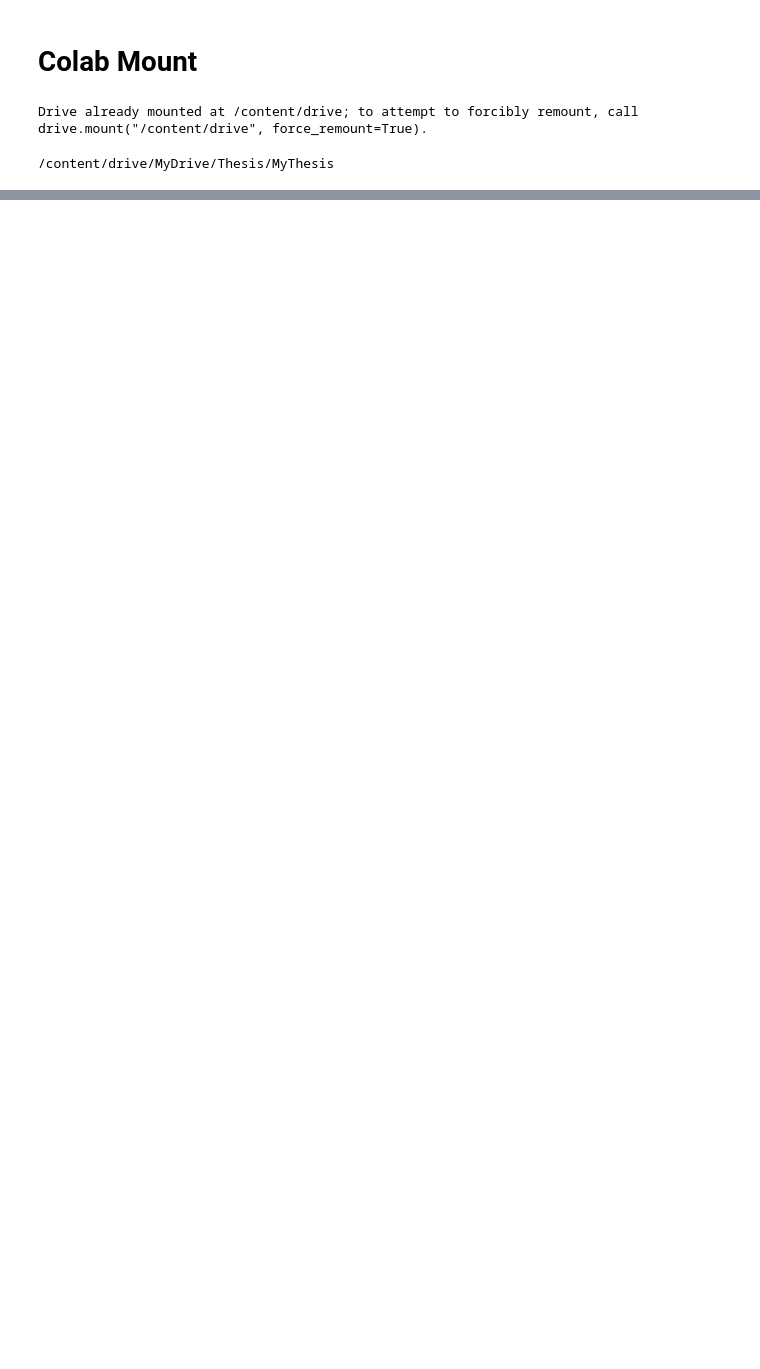
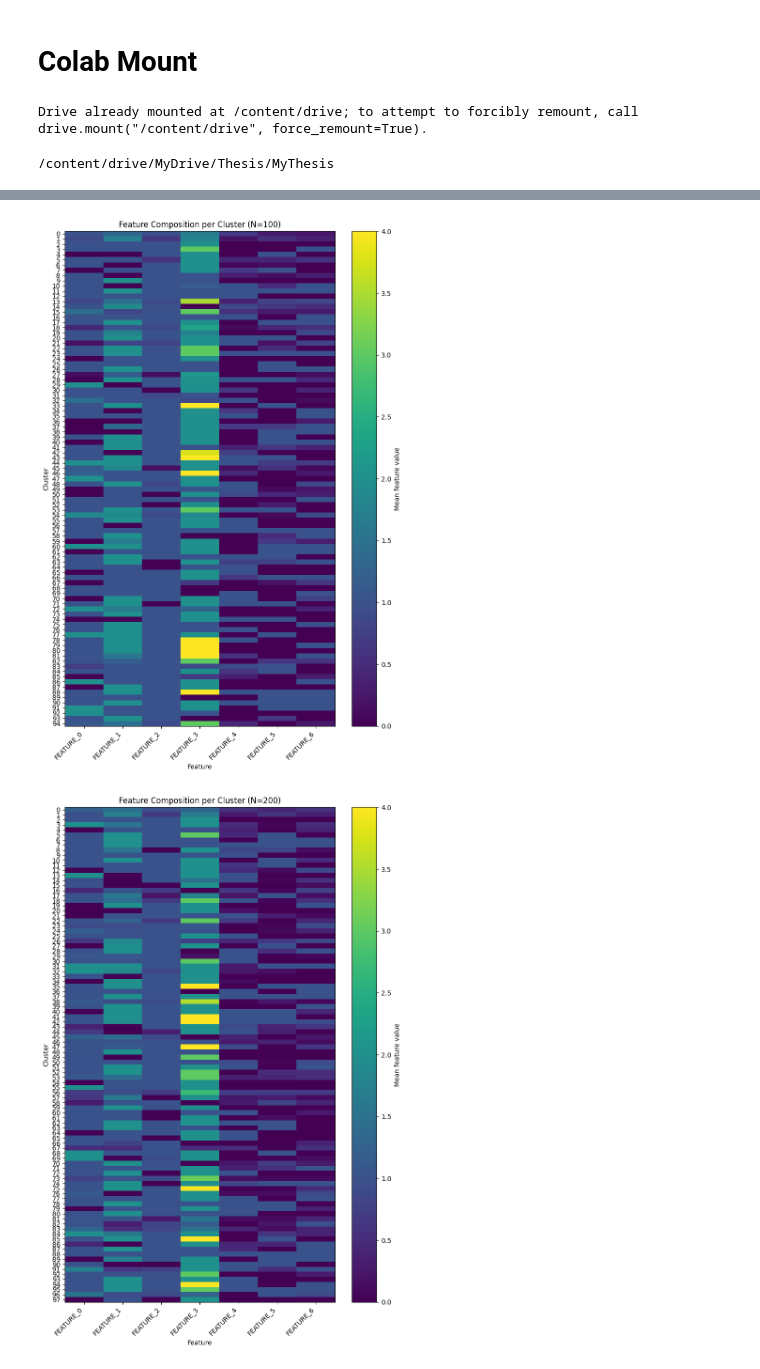
Before and after one commit to yining-wu10/Thesis, a Jupyter notebook: Experiment1.ipynb, the cells around one changed output, grey strips where cells are left out. Cells and saved outputs as stored; diff of their text form; code cells hidden in the pictures; blank space fills up the shorter version.

```diff
--- a/Experiment1.ipynb
+++ b/Experiment1.ipynb
@@ -552,0 +1376,8 @@ print(inspect.getsource(m.create_PR_stochastic))
+# %%
+for i, model in enumerate(models):
+    punishment_idx = model.P.shape[1] - 1
+    to_punish = model.P[:, :-1, punishment_idx] == 1
+
+    print("model", i)
+    print("to punishment count:", to_punish.sum())
+    print("total state-action pairs:", to_punish.size)
@@ -552,0 +1397,9 @@ print(inspect.getsource(m.create_PR_stochastic))
+# %%
+m = models[0]   # 或报错对应的那个model
+
+print("len(pi):", len(m.pi))
+print("state_map:", m.state_map)
+print("inverse_state_map:", m.inverse_state_map)
+
+print("unique labels in classifier:")
+print(np.unique(m.m.predict(m.df_trained[[f"FEATURE_{i}" for i in range(7)]])))
@@ -552,0 +1472,38 @@ print(inspect.getsource(m.create_PR_stochastic))
+# %%
+Ns = [100, 200, 500, 1000, 1500, 2000, 2500, 3000]
+
+for n, m in zip(Ns, models):
+
+    cluster_feature_means = (
+        m.df_trained
+        .groupby("CLUSTER")[[f"FEATURE_{i}" for i in range(7)]]
+        .mean()
+        .sort_index()
+    )
+
+    plt.figure(figsize=(8, 12))
+
+    plt.imshow(cluster_feature_means, aspect="auto")
+    plt.colorbar(label="Mean feature value")
+
+    plt.xticks(
+        range(7),
+        [f"FEATURE_{i}" for i in range(7)],
+        rotation=45,
+        ha="right"
+    )
+
+    plt.yticks(
+        range(len(cluster_feature_means)),
+        cluster_feature_means.index
+    )
+
+    plt.xlabel("Feature")
+    plt.ylabel("Cluster")
+    plt.title(f"Feature Composition per Cluster (N={n})")
+
+    plt.tight_layout()
+    plt.show()
+# %% [output]
+[figure, added]
+[figure, added]
```
Also changed, not shown: parts of 125 cells of this notebook, 1 other file.
